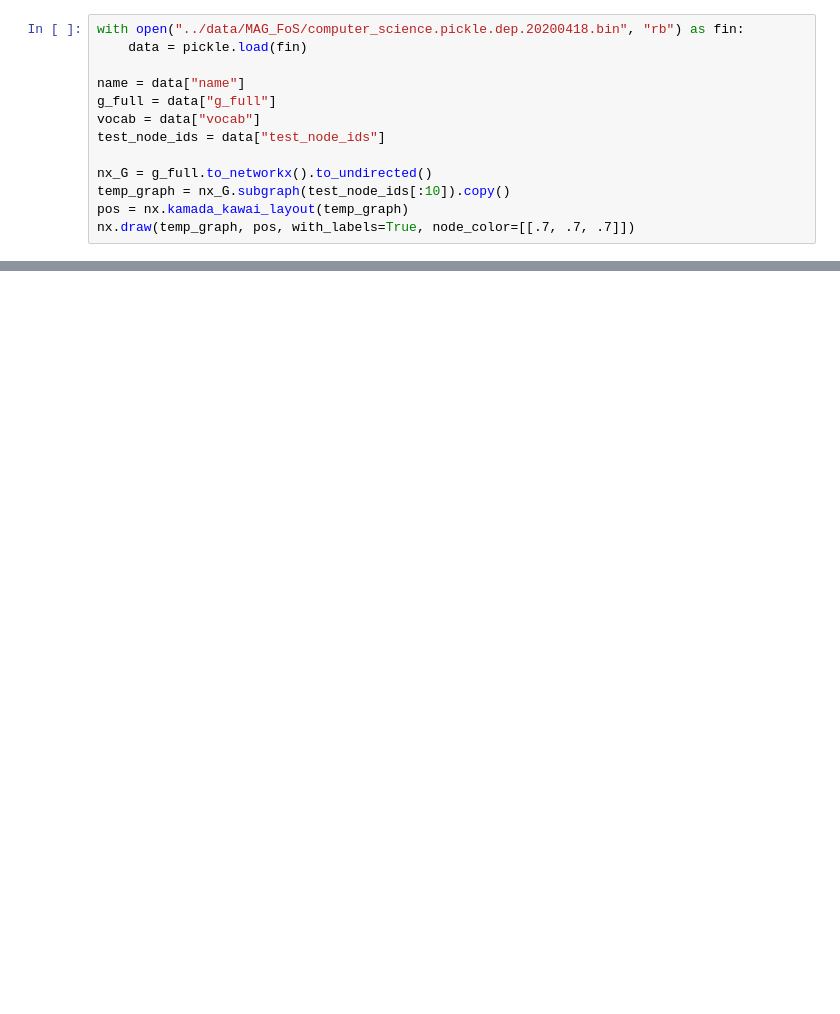
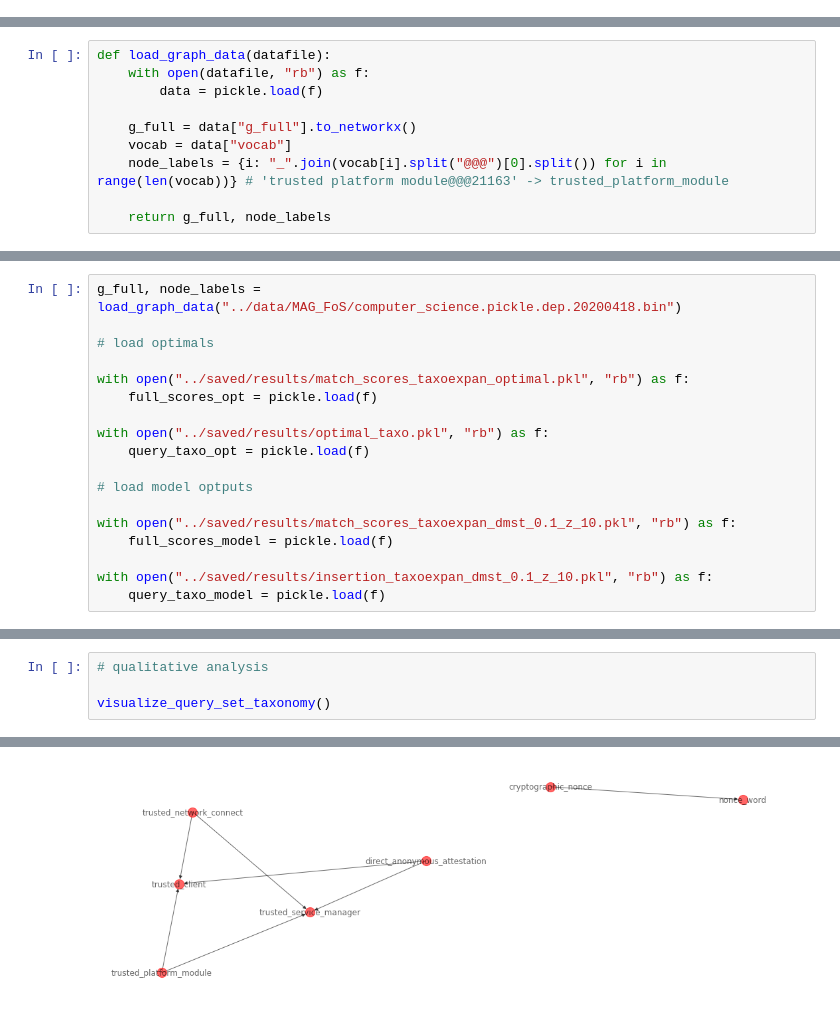
Before and after one commit to jatinarora2702/TaxoExpan, a Jupyter notebook: data_loader/visualize.ipynb, the cells around one changed output, grey strips where cells are left out. Saved outputs shown, nothing was run; the diff lists cells and outputs as text; blank space fills up the shorter version.

Commit message:
add graph visualizations for qualitative evaluation

```diff
--- a/data_loader/visualize.ipynb
+++ b/data_loader/visualize.ipynb
@@ -7,13 +10,0 @@ Using backend: pytorch
-# %%
-with open("../data/MAG_FoS/computer_science.pickle.dep.20200418.bin", "rb") as fin:
-    data = pickle.load(fin)
-
-name = data["name"]
-g_full = data["g_full"]
-vocab = data["vocab"]
-test_node_ids = data["test_node_ids"]
-
-nx_G = g_full.to_networkx().to_undirected()
-temp_graph = nx_G.subgraph(test_node_ids[:10]).copy()
-pos = nx.kamada_kawai_layout(temp_graph)
-nx.draw(temp_graph, pos, with_labels=True, node_color=[[.7, .7, .7]])
@@ -27,0 +11,10 @@ nx.draw(G)
+# %%
+def load_graph_data(datafile):
+    with open(datafile, "rb") as f:
+        data = pickle.load(f)
+
+    g_full = data["g_full"].to_networkx()
+    vocab = data["vocab"]
+    node_labels = {i: "_".join(vocab[i].split("@@@")[0].split()) for i in range(len(vocab))} # 'trusted platform module@@@21163' -> trusted_platform_module
+
+    return g_full, node_labels
@@ -27,0 +44,18 @@ nx.draw(G)
+# %%
+g_full, node_labels = load_graph_data("../data/MAG_FoS/computer_science.pickle.dep.20200418.bin")
+
+# load optimals
+
+with open("../saved/results/match_scores_taxoexpan_optimal.pkl", "rb") as f:
+    full_scores_opt = pickle.load(f)
+
+with open("../saved/results/optimal_taxo.pkl", "rb") as f:
+    query_taxo_opt = pickle.load(f)
+
+# load model optputs
+
+with open("../saved/results/match_scores_taxoexpan_dmst_0.1_z_10.pkl", "rb") as f:
+    full_scores_model = pickle.load(f)
+
+with open("../saved/results/insertion_taxoexpan_dmst_0.1_z_10.pkl", "rb") as f:
+    query_taxo_model = pickle.load(f)
@@ -27,0 +212,5 @@ nx.draw(G)
+# %%
+# qualitative analysis
+
+visualize_query_set_taxonomy()
+# %% [output]
@@ -27,0 +234 @@ nx.draw(G)
+[figure, added]
```
Also changed, not shown: parts of 6 cells of this notebook.
